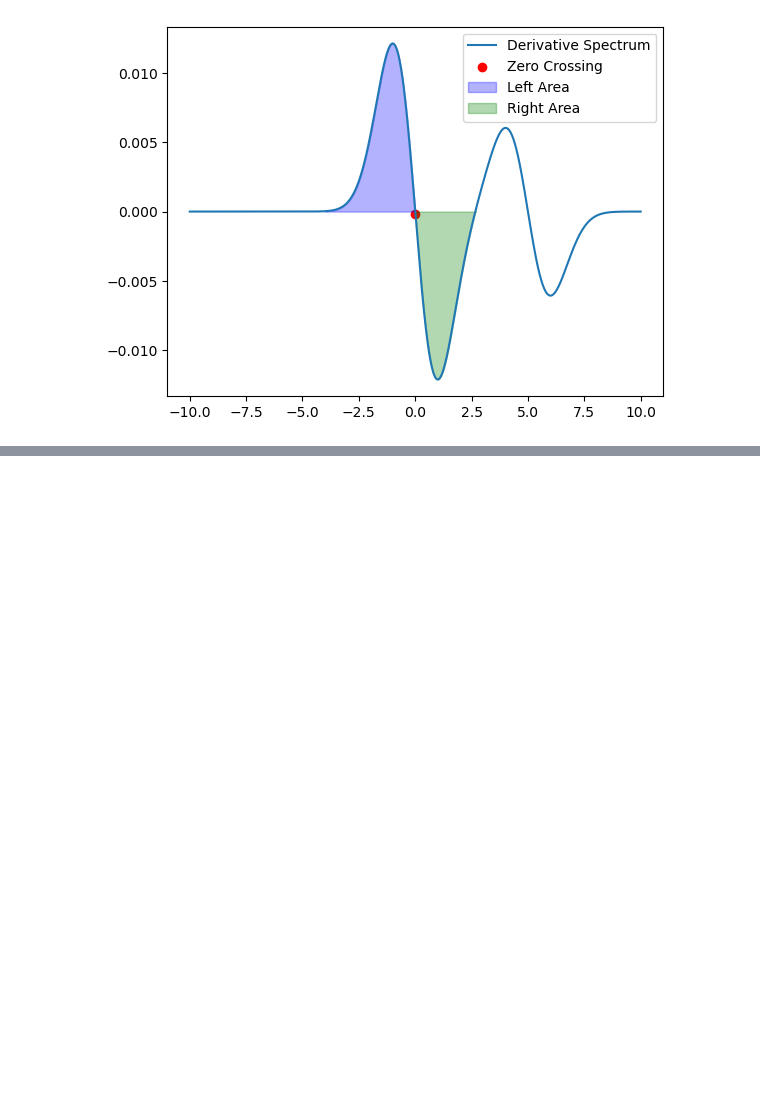
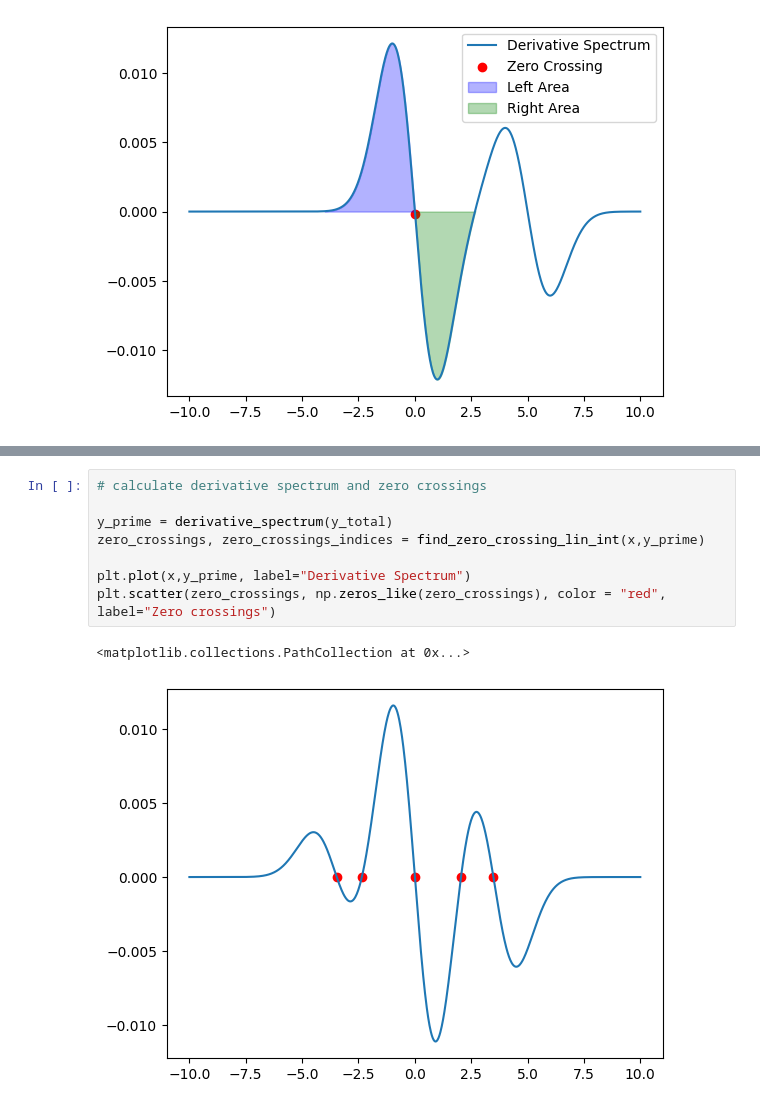
Before and after one commit to LukasMeinschad/ir_peak_int, a Jupyter notebook: peak_int_test.ipynb, the cells around one changed output, grey strips where cells are left out. Saved outputs shown, nothing was run; the diff lists cells and outputs as text; blank space fills up the shorter version.

```diff
--- a/peak_int_test.ipynb
+++ b/peak_int_test.ipynb
@@ -298,0 +474,11 @@ Hello
+# %%
+# calculate derivative spectrum and zero crossings
+
+y_prime = derivative_spectrum(y_total)
+zero_crossings, zero_crossings_indices = find_zero_crossing_lin_int(x,y_prime)
+
+plt.plot(x,y_prime, label="Derivative Spectrum")
+plt.scatter(zero_crossings, np.zeros_like(zero_crossings), color = "red", label="Zero crossings")
+# %% [output]
+<matplotlib.collections.PathCollection at 0x...>
+[figure, added]
```
Also changed, not shown: parts of 15 cells of this notebook.
